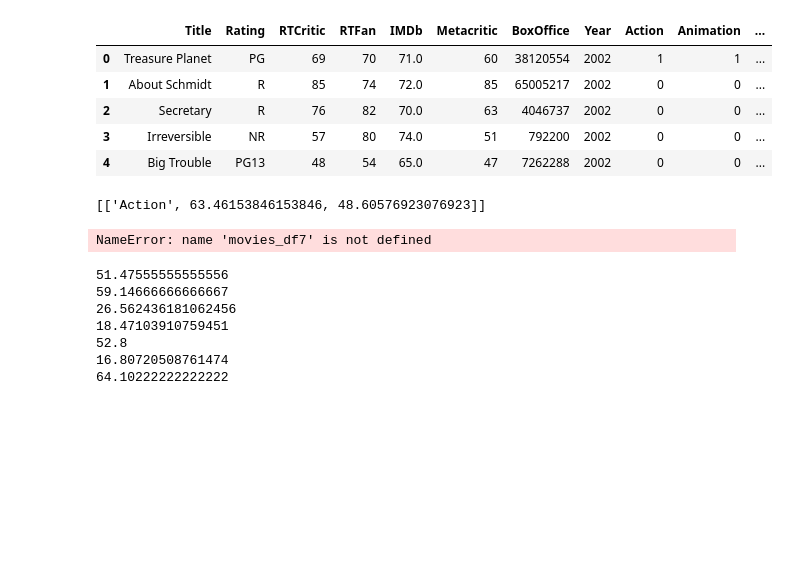
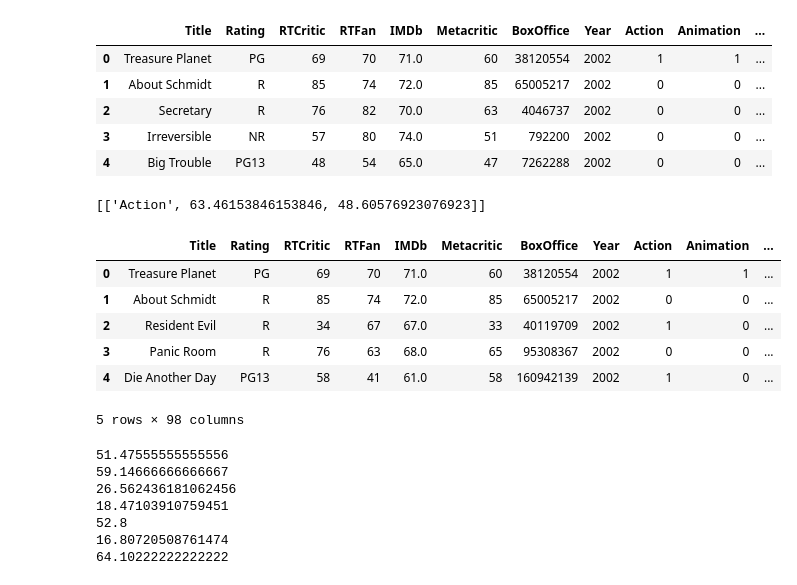
Before and after one commit to gqfiddler/movieRatings, a Jupyter notebook: Critical vs Popular Movie Ratings.ipynb, the cells around one changed output. Cells and saved outputs as stored; diff of their text form; code cells hidden in the pictures; blank space fills up the shorter version.

Commit message:
added Merge section title

```diff
--- a/Critical vs Popular Movie Ratings.ipynb
+++ b/Critical vs Popular Movie Ratings.ipynb
@@ -22,21 +22,26 @@ movies_df.head()
 # %%
 movies_df["allFans"] = (movies_df["IMDb"] + movies_df["RTFan"])/2
 movies_df["allCritics"] = (movies_df["RTCritic"] + movies_df["Metacritic"])/2
 
 genre_ratings = []
 genre_ratings.append(["Action", movies_df[movies_df["Action"]==1]["allFans"].mean(), movies_df[movies_df["Action"]==1]["allCritics"].mean()])
 print(genre_ratings)
 
 #movieData = my other data frame
 movies_basic_metadata_df = pd.read_csv("movies_basic_metadata.csv")
 bechdel_df = pd.read_csv("bechdel_basic.csv")
-movies_df5 = movies_df.merge(movies_basic_metadata_df.drop_duplicates("title"), how="inner", left_on="Title", right_on="title")
-movies_df6 = movies_df1.merge(bechdel_df, how="inner", left_on="Title", right_on="title")
-movies_df7.to_csv("test7.csv")
-movies_df7.head()
+movies_df = movies_df.merge(movies_basic_metadata_df.drop_duplicates("title"), how="inner", left_on="Title", right_on="title")
+movies_df = movies_df1.merge(bechdel_df, how="inner", left_on="Title", right_on="title")
+movies_df.head()
 # %% [output]
 [['Action', 63.46153846153846, 48.60576923076923]]
+|  | Title | Rating | RTCritic | RTFan | IMDb | Metacritic | BoxOffice | Year | Action | Animation | ... |
+| 0 | Treasure Planet | PG | 69 | 70 | 71.0 | 60 | 38120554 | 2002 | 1 | 1 | ... |
+| 1 | About Schmidt | R | 85 | 74 | 72.0 | 85 | 65005217 | 2002 | 0 | 0 | ... |
+| 2 | Resident Evil | R | 34 | 67 | 67.0 | 33 | 40119709 | 2002 | 1 | 0 | ... |
+| 3 | Panic Room | R | 76 | 63 | 68.0 | 65 | 95308367 | 2002 | 0 | 0 | ... |
+| 4 | Die Another Day | PG13 | 58 | 41 | 61.0 | 58 | 160942139 | 2002 | 1 | 0 | ... |
-NameError: name 'movies_df7' is not defined
+5 rows × 98 columns
 # %%
 print(movies_df["RTCritic"].mean())
 print(movies_df["RTFan"].mean())
```
